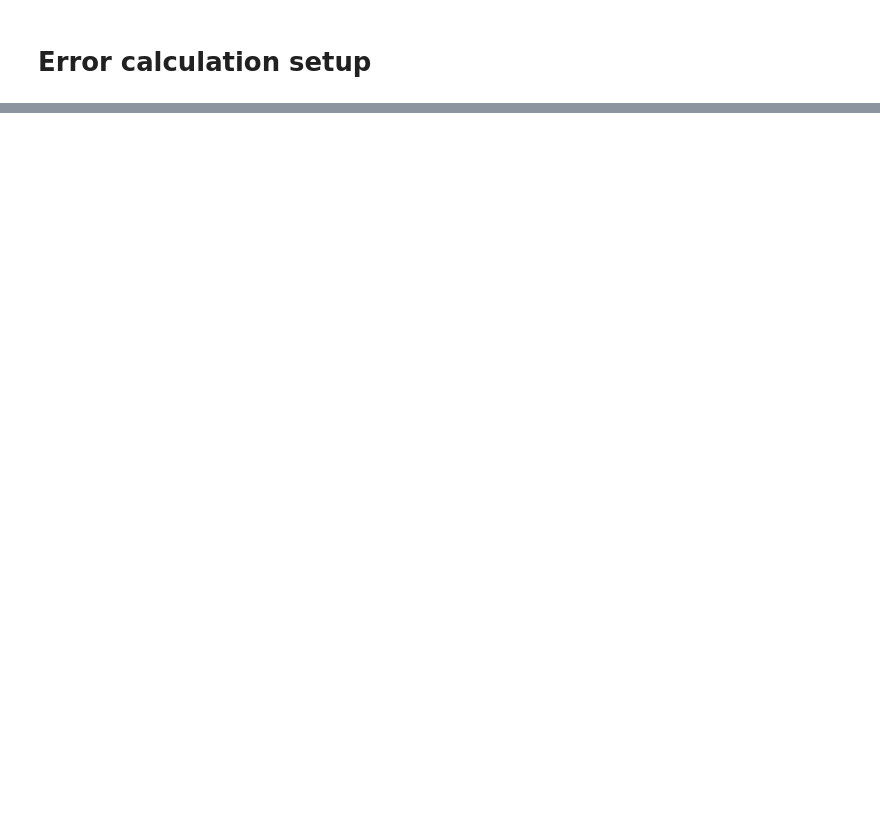
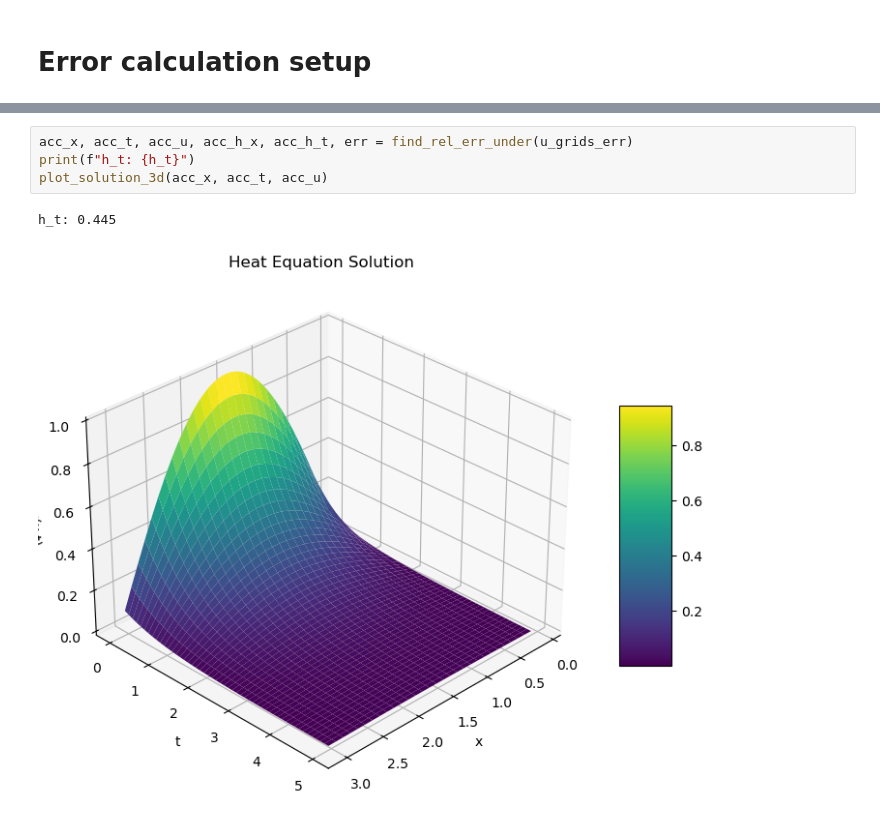
Before and after one commit to FoyerD/num_pde, a Jupyter notebook: hw1/q4.ipynb, the cells around one changed output, grey strips where cells are left out. Saved outputs shown, nothing was run; the diff lists cells and outputs as text; blank space fills up the shorter version.

```diff
--- a/hw1/q4.ipynb
+++ b/hw1/q4.ipynb
@@ -144,0 +155,7 @@ None
+# %%
+acc_x, acc_t, acc_u, acc_h_x, acc_h_t, err = find_rel_err_under(u_grids_err)
+print(f"h_t: {h_t}")
+plot_solution_3d(acc_x, acc_t, acc_u)
+# %% [output]
+h_t: 0.445
+[figure, added]
```
Also changed, not shown: parts of 9 cells of this notebook.
